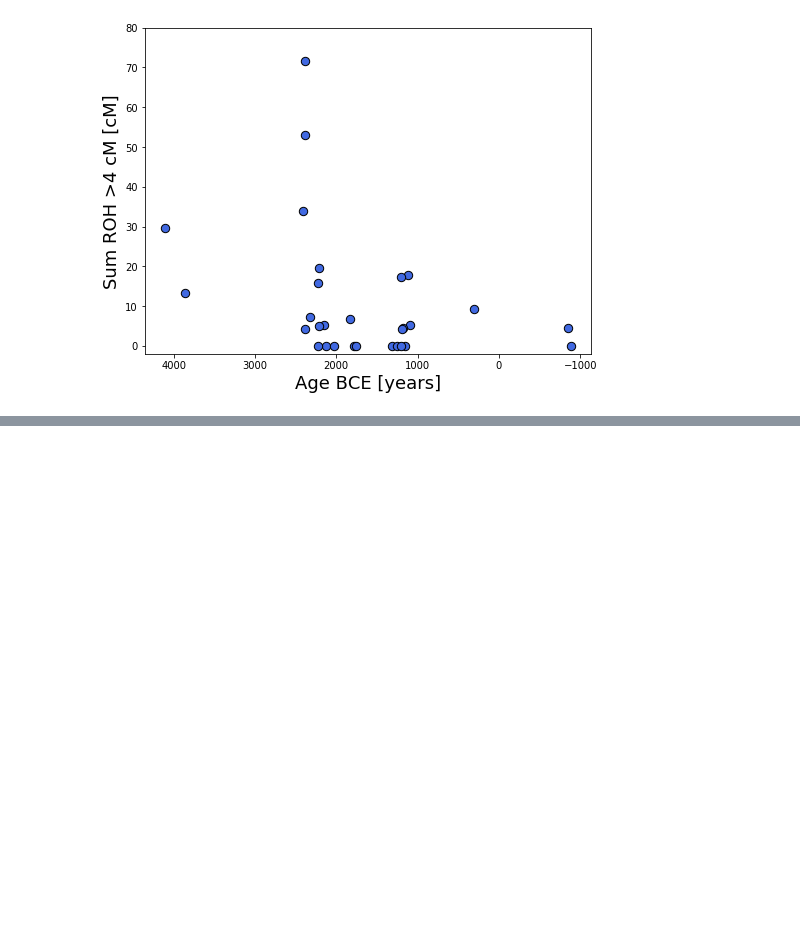
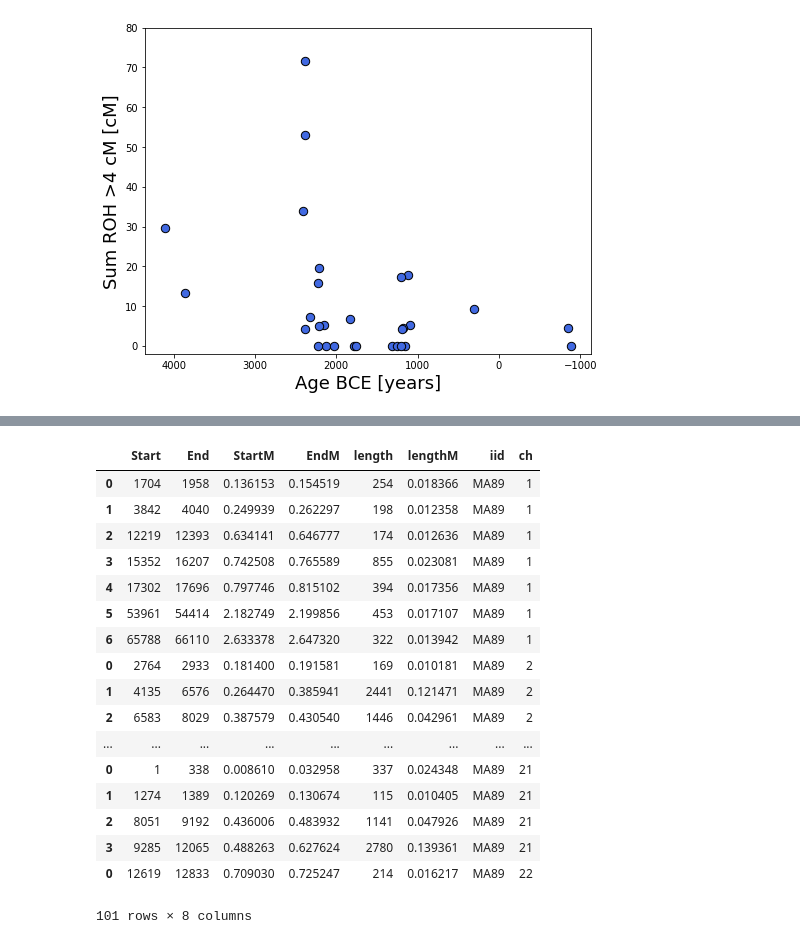
Before and after one commit to hringbauer/hapROH, a Jupyter notebook: Notebooks/Figures/plotROHAncsard.ipynb, the cells around one changed output, grey strips where cells are left out. Cells and saved outputs as stored; diff of their text form; code cells hidden in the pictures; blank space fills up the shorter version.

```diff
--- a/Notebooks/Figures/plotROHAncsard.ipynb
+++ b/Notebooks/Figures/plotROHAncsard.ipynb
@@ -183,3 +183,8 @@ plot_age_roh(save=True, ylim=[-2,80])
 # %% [output]
 Saved to ../../Empirical/AncSards/roh_summary_age.pdf
 [figure]
+# %%
+### Do a single individual
+df = load_rohs(iid="MA89")
+df = post_process_roh_df(df, min_cm=3, snp_cm=100, output=True)
+individual_roh_statistic(df, output=True)
@@ -185,0 +198,21 @@ Saved to ../../Empirical/AncSards/roh_summary_age.pdf
+# %%
+df
+# %% [output]
+|  | Start | End | StartM | EndM | length | lengthM | iid | ch |
+| 0 | 1704 | 1958 | 0.136153 | 0.154519 | 254 | 0.018366 | MA89 | 1 |
+| 1 | 3842 | 4040 | 0.249939 | 0.262297 | 198 | 0.012358 | MA89 | 1 |
+| 2 | 12219 | 12393 | 0.634141 | 0.646777 | 174 | 0.012636 | MA89 | 1 |
+| 3 | 15352 | 16207 | 0.742508 | 0.765589 | 855 | 0.023081 | MA89 | 1 |
+| 4 | 17302 | 17696 | 0.797746 | 0.815102 | 394 | 0.017356 | MA89 | 1 |
+| 5 | 53961 | 54414 | 2.182749 | 2.199856 | 453 | 0.017107 | MA89 | 1 |
+| 6 | 65788 | 66110 | 2.633378 | 2.647320 | 322 | 0.013942 | MA89 | 1 |
+| 0 | 2764 | 2933 | 0.181400 | 0.191581 | 169 | 0.010181 | MA89 | 2 |
+| 1 | 4135 | 6576 | 0.264470 | 0.385941 | 2441 | 0.121471 | MA89 | 2 |
+| 2 | 6583 | 8029 | 0.387579 | 0.430540 | 1446 | 0.042961 | MA89 | 2 |
+| ... | ... | ... | ... | ... | ... | ... | ... | ... |
+| 0 | 1 | 338 | 0.008610 | 0.032958 | 337 | 0.024348 | MA89 | 21 |
+| 1 | 1274 | 1389 | 0.120269 | 0.130674 | 115 | 0.010405 | MA89 | 21 |
+| 2 | 8051 | 9192 | 0.436006 | 0.483932 | 1141 | 0.047926 | MA89 | 21 |
+| 3 | 9285 | 12065 | 0.488263 | 0.627624 | 2780 | 0.139361 | MA89 | 21 |
+| 0 | 12619 | 12833 | 0.709030 | 0.725247 | 214 | 0.016217 | MA89 | 22 |
+101 rows × 8 columns
```
Also changed, not shown: parts of 1 cell of this notebook, 5 other files.
